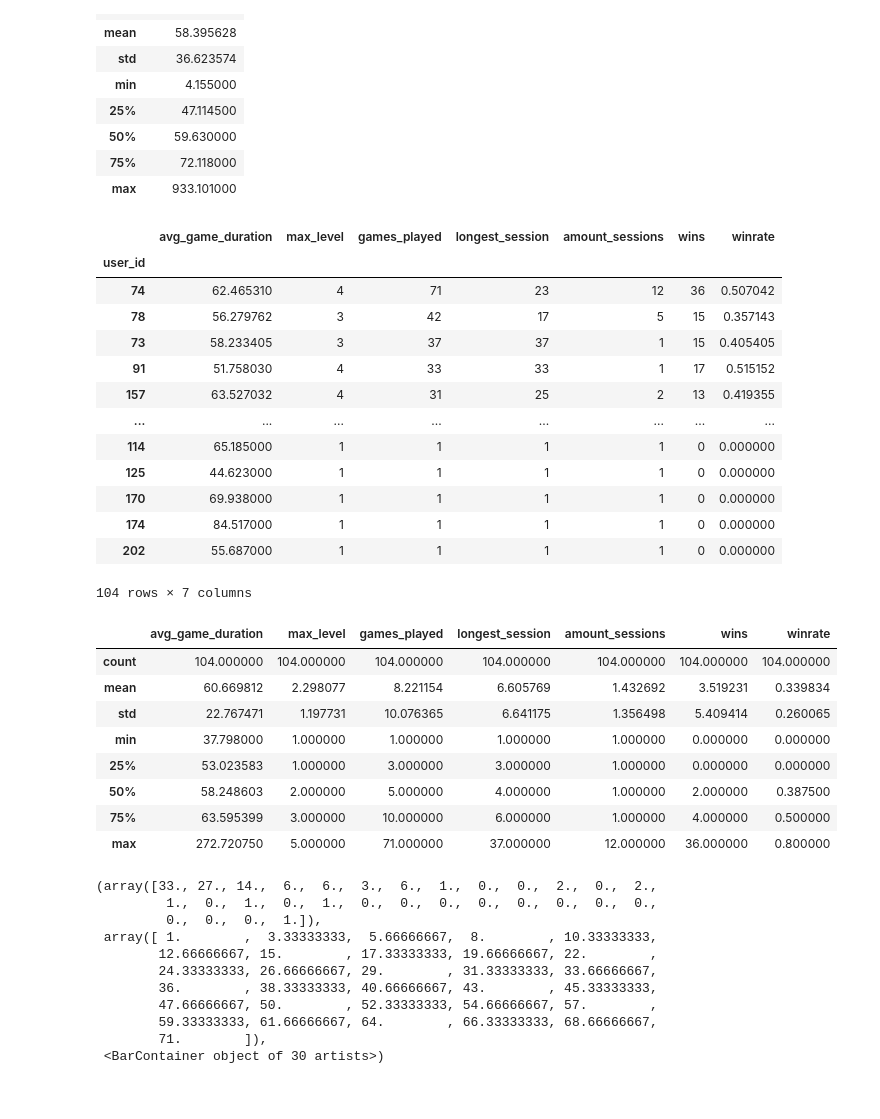
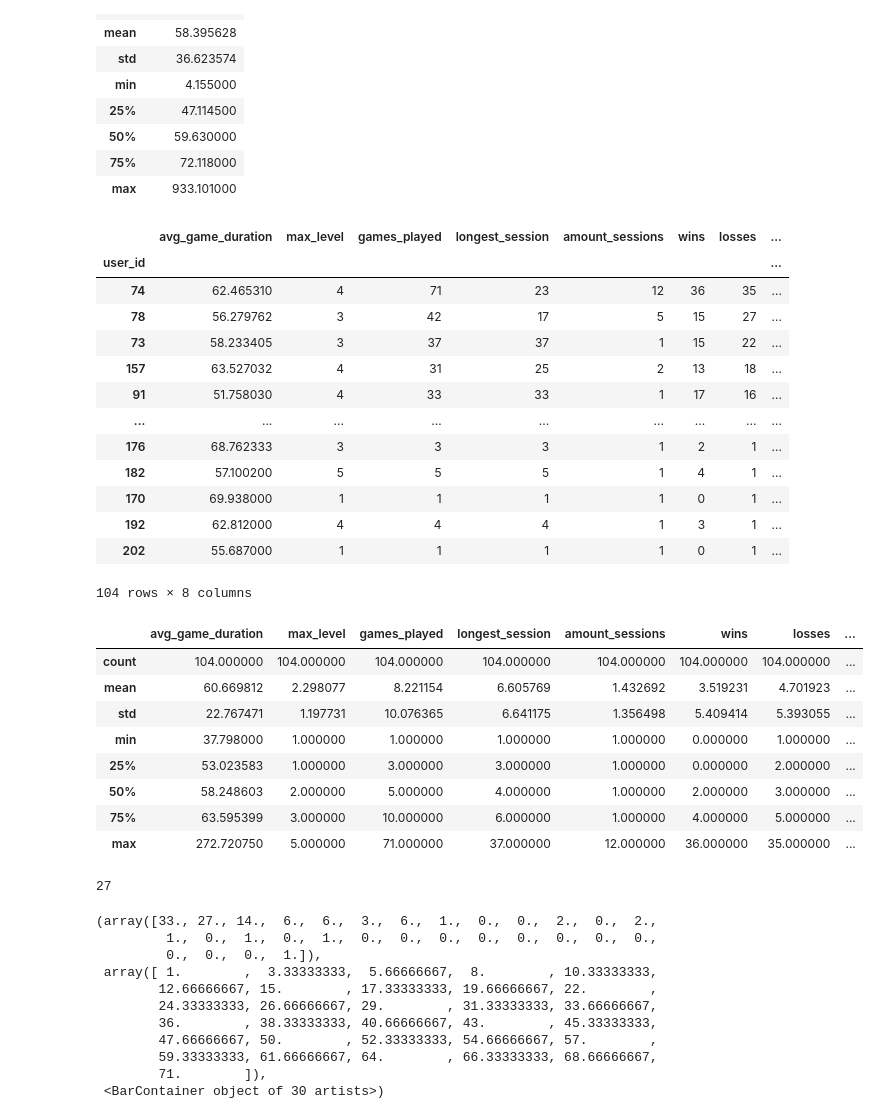
Before and after one commit to PipaFlores/encoder-pacman, a Jupyter notebook: EDA/EDA.ipynb, the cells around one changed output. Cells and saved outputs as stored; diff of their text form; code cells hidden in the pictures.

```diff
--- a/EDA/EDA.ipynb
+++ b/EDA/EDA.ipynb
@@ -97,57 +103,62 @@ game_df[["game_duration"]].describe()
 # %%
 # Aggregated data per participant
 agg = game_df.groupby("user_id").agg(
     {
         "game_duration": "mean",
         "level": "max",
         "game_id": "count",
         "game_in_session": "max",
         "session_number": "max",
         "win": "sum",
     }
 )
+agg["losses"] = agg["game_id"] - agg["win"]
 
 agg["winrate"] = agg["win"] / agg["game_id"]
 
 agg.rename(
     columns={
         "game_duration": "avg_game_duration",
         "level": "max_level",
         "game_id": "games_played",
         "game_in_session": "longest_session",
         "session_number": "amount_sessions",
         "win": "wins",
     },
     inplace=True,
 )
 
-agg.sort_values(by="games_played", ascending=False)
+agg.sort_values(by="losses", ascending=False)
 
 agg.describe()
 # %% [output]
-|  | avg_game_duration | max_level | games_played | longest_session | amount_sessions | wins | winrate |
-| user_id |  |  |  |  |  |  |  |
-| 74 | 62.465310 | 4 | 71 | 23 | 12 | 36 | 0.507042 |
-| 78 | 56.279762 | 3 | 42 | 17 | 5 | 15 | 0.357143 |
-| 73 | 58.233405 | 3 | 37 | 37 | 1 | 15 | 0.405405 |
-| 91 | 51.758030 | 4 | 33 | 33 | 1 | 17 | 0.515152 |
-| 157 | 63.527032 | 4 | 31 | 25 | 2 | 13 | 0.419355 |
-| ... | ... | ... | ... | ... | ... | ... | ... |
-| 114 | 65.185000 | 1 | 1 | 1 | 1 | 0 | 0.000000 |
-| 125 | 44.623000 | 1 | 1 | 1 | 1 | 0 | 0.000000 |
-| 170 | 69.938000 | 1 | 1 | 1 | 1 | 0 | 0.000000 |
-| 174 | 84.517000 | 1 | 1 | 1 | 1 | 0 | 0.000000 |
-| 202 | 55.687000 | 1 | 1 | 1 | 1 | 0 | 0.000000 |
+|  | avg_game_duration | max_level | games_played | longest_session | amount_sessions | wins | losses | ... |
+| user_id |  |  |  |  |  |  |  | ... |
+| 74 | 62.465310 | 4 | 71 | 23 | 12 | 36 | 35 | ... |
+| 78 | 56.279762 | 3 | 42 | 17 | 5 | 15 | 27 | ... |
+| 73 | 58.233405 | 3 | 37 | 37 | 1 | 15 | 22 | ... |
+| 157 | 63.527032 | 4 | 31 | 25 | 2 | 13 | 18 | ... |
+| 91 | 51.758030 | 4 | 33 | 33 | 1 | 17 | 16 | ... |
+| ... | ... | ... | ... | ... | ... | ... | ... | ... |
+| 176 | 68.762333 | 3 | 3 | 3 | 1 | 2 | 1 | ... |
+| 182 | 57.100200 | 5 | 5 | 5 | 1 | 4 | 1 | ... |
+| 170 | 69.938000 | 1 | 1 | 1 | 1 | 0 | 1 | ... |
+| 192 | 62.812000 | 4 | 4 | 4 | 1 | 3 | 1 | ... |
+| 202 | 55.687000 | 1 | 1 | 1 | 1 | 0 | 1 | ... |
-104 rows × 7 columns
+104 rows × 8 columns
-|  | avg_game_duration | max_level | games_played | longest_session | amount_sessions | wins | winrate |
-| count | 104.000000 | 104.000000 | 104.000000 | 104.000000 | 104.000000 | 104.000000 | 104.000000 |
-| mean | 60.669812 | 2.298077 | 8.221154 | 6.605769 | 1.432692 | 3.519231 | 0.339834 |
-| std | 22.767471 | 1.197731 | 10.076365 | 6.641175 | 1.356498 | 5.409414 | 0.260065 |
-| min | 37.798000 | 1.000000 | 1.000000 | 1.000000 | 1.000000 | 0.000000 | 0.000000 |
-| 25% | 53.023583 | 1.000000 | 3.000000 | 3.000000 | 1.000000 | 0.000000 | 0.000000 |
-| 50% | 58.248603 | 2.000000 | 5.000000 | 4.000000 | 1.000000 | 2.000000 | 0.387500 |
-| 75% | 63.595399 | 3.000000 | 10.000000 | 6.000000 | 1.000000 | 4.000000 | 0.500000 |
-| max | 272.720750 | 5.000000 | 71.000000 | 37.000000 | 12.000000 | 36.000000 | 0.800000 |
+|  | avg_game_duration | max_level | games_played | longest_session | amount_sessions | wins | losses | ... |
+| count | 104.000000 | 104.000000 | 104.000000 | 104.000000 | 104.000000 | 104.000000 | 104.000000 | ... |
+| mean | 60.669812 | 2.298077 | 8.221154 | 6.605769 | 1.432692 | 3.519231 | 4.701923 | ... |
+| std | 22.767471 | 1.197731 | 10.076365 | 6.641175 | 1.356498 | 5.409414 | 5.393055 | ... |
+| min | 37.798000 | 1.000000 | 1.000000 | 1.000000 | 1.000000 | 0.000000 | 1.000000 | ... |
+| 25% | 53.023583 | 1.000000 | 3.000000 | 3.000000 | 1.000000 | 0.000000 | 2.000000 | ... |
+| 50% | 58.248603 | 2.000000 | 5.000000 | 4.000000 | 1.000000 | 2.000000 | 3.000000 | ... |
+| 75% | 63.595399 | 3.000000 | 10.000000 | 6.000000 | 1.000000 | 4.000000 | 5.000000 | ... |
+| max | 272.720750 | 5.000000 | 71.000000 | 37.000000 | 12.000000 | 36.000000 | 35.000000 | ... |
+# %%
+agg.loc[agg["games_played"] >= 10].__len__()
+# %% [output]
+27
 # %%
 # Descriptive statistic of main variables.
 
```
Also changed, not shown: parts of 14 cells of this notebook, 2 other files.
